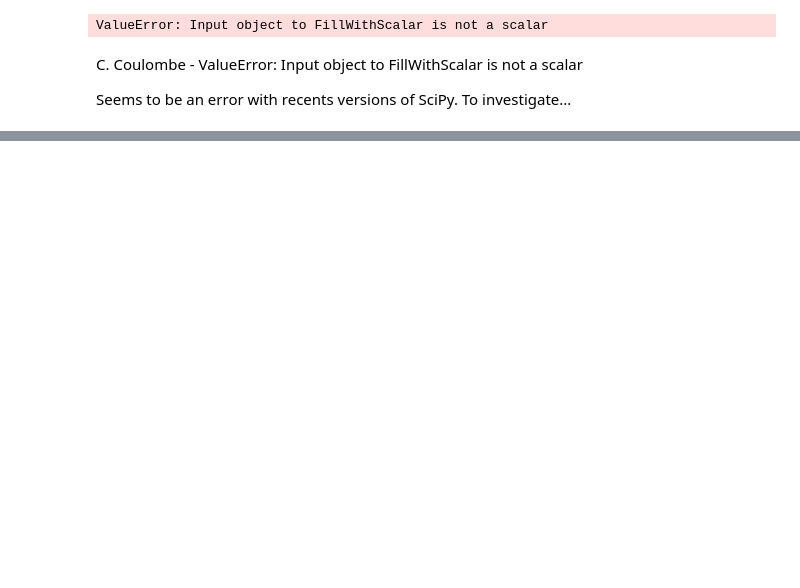
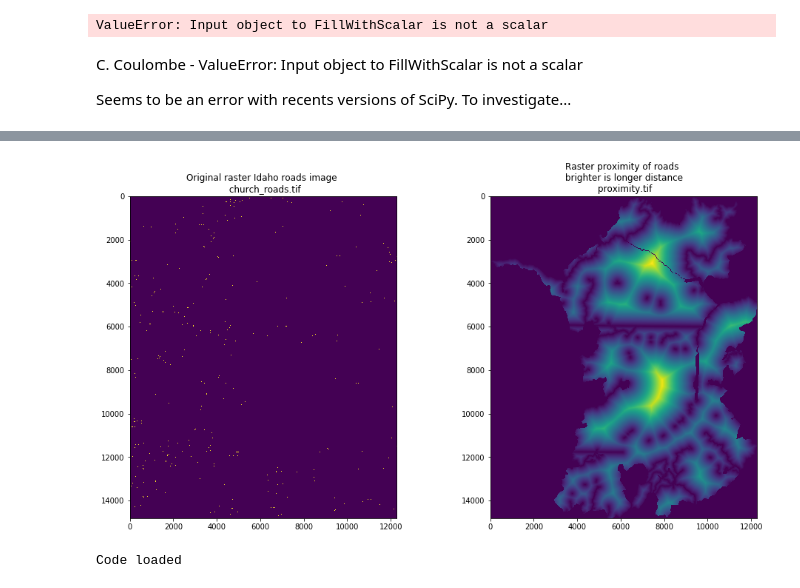
Before and after one commit to ClaudeCoulombe/osgeopy-code, a Jupyter notebook: GeoProcPy-Ch11-MapAlgebra.ipynb, the cells around one changed output, grey strips where cells are left out. Cells and saved outputs as stored; diff of their text form; code cells hidden in the pictures; blank space fills up the shorter version.

```diff
--- a/GeoProcPy-Ch11-MapAlgebra.ipynb
+++ b/GeoProcPy-Ch11-MapAlgebra.ipynb
@@ -655,6 +666,10 @@ del in_ds
 
 # C.Coulombe - show raster image
 import rasterio
+import matplotlib.pyplot as plt
+# In order to avoid DecompressionBombError
+from PIL import Image
+Image.MAX_IMAGE_PIXELS = None
 image_file = rasterio.open(data_dir + "Nepal/everest_utm.tif")
 image = image_file.read(1)
 image_file.close()
@@ -699,6 +714,10 @@ pb.make_raster(in_ds, out_fn, out_data, gdal.GDT_Int32)
 del in_ds
 
 import rasterio
+import matplotlib.pyplot as plt
+# In order to avoid DecompressionBombError
+from PIL import Image
+Image.MAX_IMAGE_PIXELS = None
 image_file = rasterio.open(data_dir + "Nepal/everest.tif")
 image = image_file.read(1)
 image_file.close()
@@ -773,6 +792,10 @@ del in_ds
 
 # C.Coulombe - show raster image
 import rasterio
+import matplotlib.pyplot as plt
+# In order to avoid DecompressionBombError
+from PIL import Image
+Image.MAX_IMAGE_PIXELS = None
 image_file = rasterio.open(data_dir + "Nepal/everest_utm.tif")
 image = image_file.read(1)
 image_file.close()
@@ -858,6 +881,10 @@ del out_ds, in_ds
 
 # C.Coulombe - show raster image
 import rasterio
+import matplotlib.pyplot as plt
+# In order to avoid DecompressionBombError
+from PIL import Image
+Image.MAX_IMAGE_PIXELS = None
 image_file = rasterio.open(data_dir + "Nepal/everest.tif")
 image = image_file.read(1)
 image_file.close()
@@ -957,0 +1096,46 @@ Seems to be an error with recents versions of SciPy. To investigate...
+# %%
+# C.Coulombe - show raster image
+import rasterio
+import matplotlib.pyplot as plt
+# In order to avoid DecompressionBombError
+from PIL import Image
+Image.MAX_IMAGE_PIXELS = None
+image_file = rasterio.open(data_dir + "Idaho/church_roads.tif")
+image = image_file.read(1)
+image_file.close()
+plt.figure(figsize=(16,8))
+ax1 = plt.subplot(121)
+ax1.title.set_text("Original raster Idaho roads image \n church_roads.tif")
+_ = ax1.imshow(image)
+
+# C.Coulombe - show raster image
+image_file = rasterio.open(data_dir + "Idaho/proximity.tif")
+image = image_file.read(1)
+image_file.close()
+ax2 = plt.subplot(122)
+ax2.title.set_text("Raster proximity of roads \n brighter is longer distance \n proximity.tif")
+_ = ax2.imshow(image)
+
+plt.show()
+# %% [output]
+[figure, added]
+# %%
+# Listing11_11.py
+def make_resample_slices(data, win_size):
+    """Return a list of resampled slices given a window size.
+
+    data     - two-dimensional array to get slices from
+    win_size - tuple of (rows, columns) for the input window
+    """
+    row = int(data.shape[0] / win_size[0]) * win_size[0]
+    col = int(data.shape[1] / win_size[1]) * win_size[1]
+    slices = []
+
+    for i in range(win_size[0]):
+        for j in range(win_size[1]):
+            slices.append(data[i:row:win_size[0], j:col:win_size[1]])
+    return slices
+
+print('Code loaded')
+# %% [output]
+Code loaded
```
Also changed, not shown: parts of 14 cells of this notebook.
